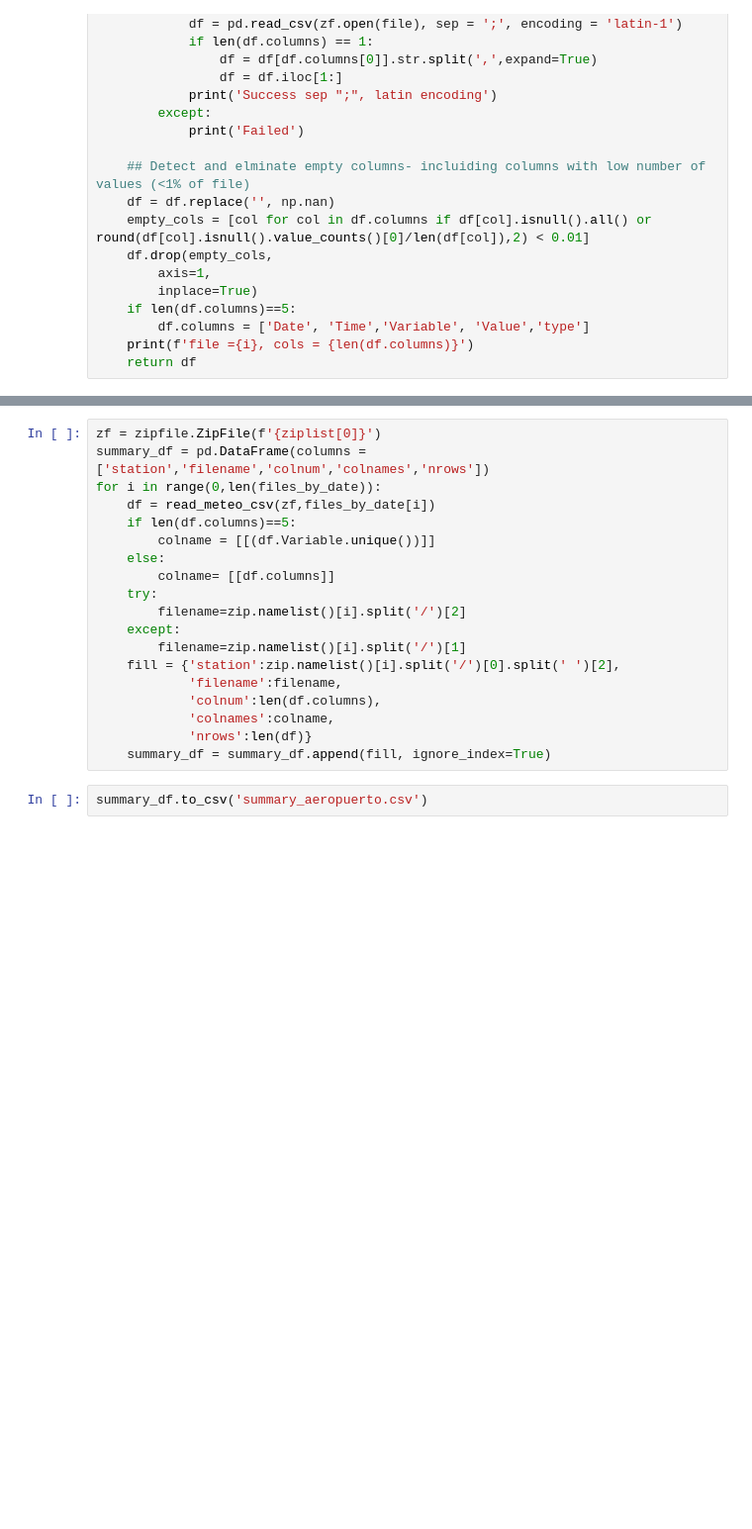
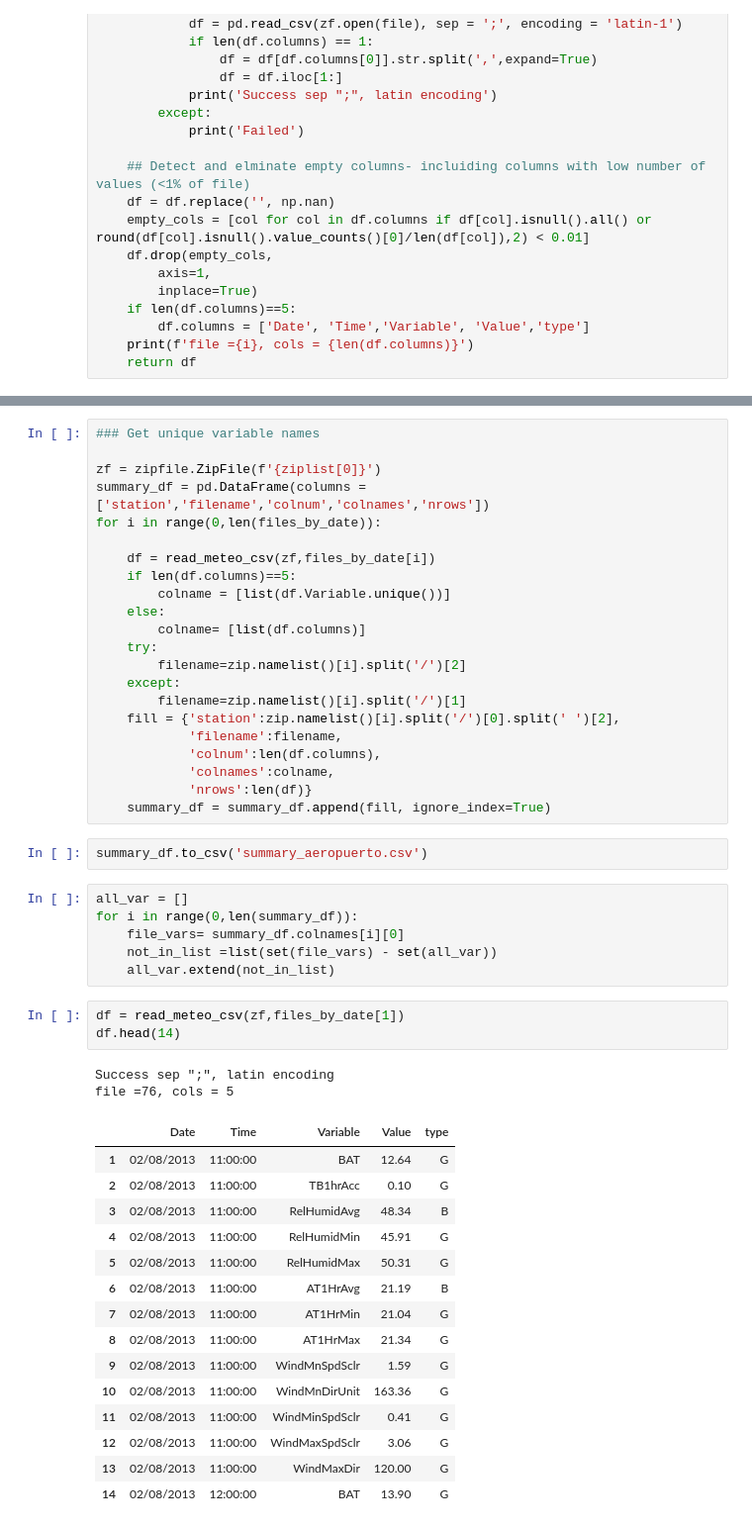
Before and after one commit to tamaramegan/frost_prediction_ml, a Jupyter notebook: Explore_data.ipynb, the cells around one changed output, grey strips where cells are left out. Shown at 99% size. Saved outputs shown, nothing was run; the diff lists cells and outputs as text; blank space fills up the shorter version.

Commit message:
mapped out variables and replaced in df

```diff
--- a/Explore_data.ipynb
+++ b/Explore_data.ipynb
@@ -215,12 +222,15 @@ df.melt(id_vars='Fecha', value_vars=list(df.columns)[1:], var_name='Variable', v
 # %%
+### Get unique variable names
+
 zf = zipfile.ZipFile(f'{ziplist[0]}')
 summary_df = pd.DataFrame(columns = ['station','filename','colnum','colnames','nrows'])
 for i in range(0,len(files_by_date)):
+
     df = read_meteo_csv(zf,files_by_date[i])
     if len(df.columns)==5:
-        colname = [[(df.Variable.unique())]]
+        colname = [list(df.Variable.unique())]
     else:
-        colname= [[df.columns]]
+        colname= [list(df.columns)]
     try:
         filename=zip.namelist()[i].split('/')[2]
     except:
@@ -233,3 +243,30 @@ for i in range(0,len(files_by_date)):
     summary_df = summary_df.append(fill, ignore_index=True)
 # %%
 summary_df.to_csv('summary_aeropuerto.csv')
+# %%
+all_var = []
+for i in range(0,len(summary_df)):
+    file_vars= summary_df.colnames[i][0]
+    not_in_list =list(set(file_vars) - set(all_var))
+    all_var.extend(not_in_list)
+# %%
+df = read_meteo_csv(zf,files_by_date[1])
+df.head(14)
+# %% [output]
+Success sep ";", latin encoding
+file =76, cols = 5
+|  | Date | Time | Variable | Value | type |
+| 1 | 02/08/2013 | 11:00:00 | BAT | 12.64 | G |
+| 2 | 02/08/2013 | 11:00:00 | TB1hrAcc | 0.10 | G |
+| 3 | 02/08/2013 | 11:00:00 | RelHumidAvg | 48.34 | B |
+| 4 | 02/08/2013 | 11:00:00 | RelHumidMin | 45.91 | G |
+| 5 | 02/08/2013 | 11:00:00 | RelHumidMax | 50.31 | G |
+| 6 | 02/08/2013 | 11:00:00 | AT1HrAvg | 21.19 | B |
+| 7 | 02/08/2013 | 11:00:00 | AT1HrMin | 21.04 | G |
+| 8 | 02/08/2013 | 11:00:00 | AT1HrMax | 21.34 | G |
+| 9 | 02/08/2013 | 11:00:00 | WindMnSpdSclr | 1.59 | G |
+| 10 | 02/08/2013 | 11:00:00 | WindMnDirUnit | 163.36 | G |
+| 11 | 02/08/2013 | 11:00:00 | WindMinSpdSclr | 0.41 | G |
+| 12 | 02/08/2013 | 11:00:00 | WindMaxSpdSclr | 3.06 | G |
+| 13 | 02/08/2013 | 11:00:00 | WindMaxDir | 120.00 | G |
+| 14 | 02/08/2013 | 12:00:00 | BAT | 13.90 | G |
```
Also changed, not shown: parts of 7 cells of this notebook, 1 other file.
